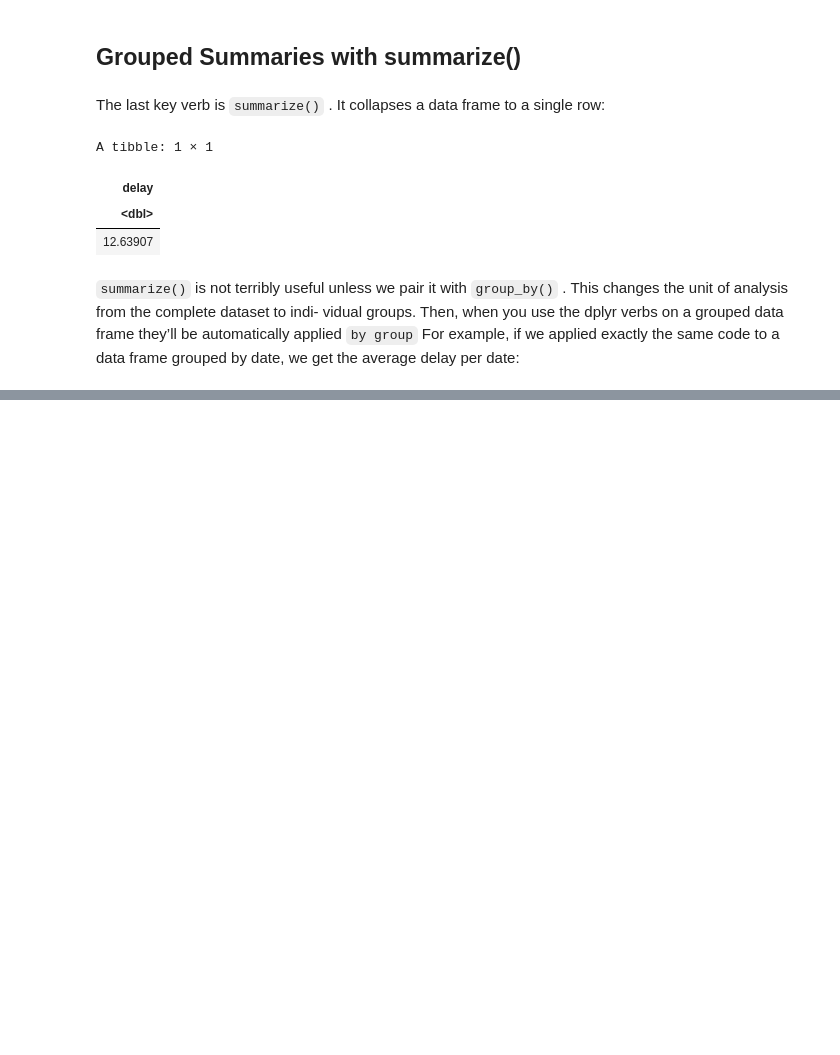
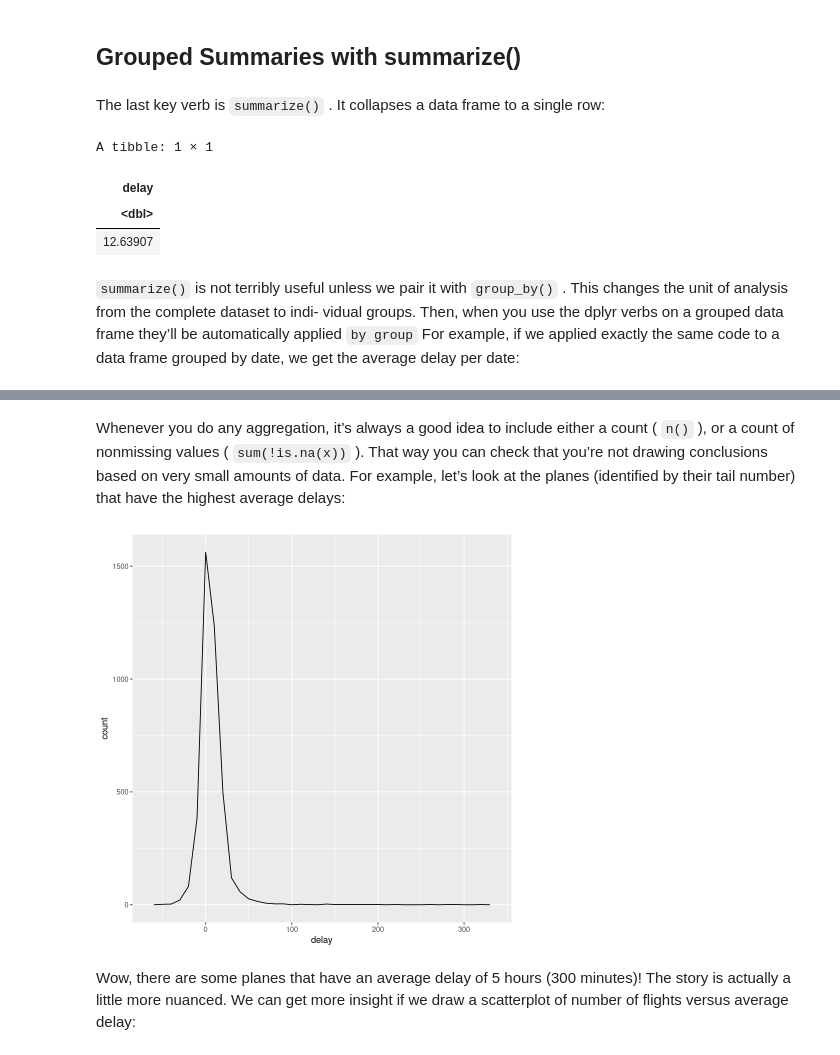
Before and after one commit to cmarsa/r4ds, a Jupyter notebook: 03_data_transf_w_dplyr.ipynb, the cells around one changed output, grey strips where cells are left out. Saved outputs shown, nothing was run; the diff lists cells and outputs as text; code cells hidden in the pictures; blank space fills up the shorter version.

```diff
--- a/03_data_transf_w_dplyr.ipynb
+++ b/03_data_transf_w_dplyr.ipynb
@@ -696,0 +667,3 @@ A grouped_df: 365 × 4
+# %%
+not_cancelled <- flights %>%
+    filter(!is.na(dep_delay), !is.na(arr_delay))
@@ -696,0 +689,21 @@ A grouped_df: 365 × 4
+# %% [markdown]
+Whenever you do any aggregation, it’s always a good idea to include
+either a count ( `n()` ), or a count of nonmissing values
+( `sum(!is.na(x))` ). That way you can check that you’re not drawing
+conclusions based on very small amounts of data. For example, let’s
+look at the planes (identified by their tail number) that have the
+highest average delays:
+# %%
+delays <- not_cancelled %>%
+    group_by(tailnum) %>%
+    summarize(delay = mean(arr_delay))
+# %%
+ggplot(data = delays, mapping = aes(x = delay)) +
+    geom_freqpoly(binwidth = 10)
+# %% [output]
+[figure, added]
+# %% [markdown]
+Wow, there are some planes that have an average delay of 5 hours
+(300 minutes)!
+The story is actually a little more nuanced. We can get more insight
+if we draw a scatterplot of number of flights versus average delay:
```
Also changed, not shown: parts of 57 cells of this notebook.
